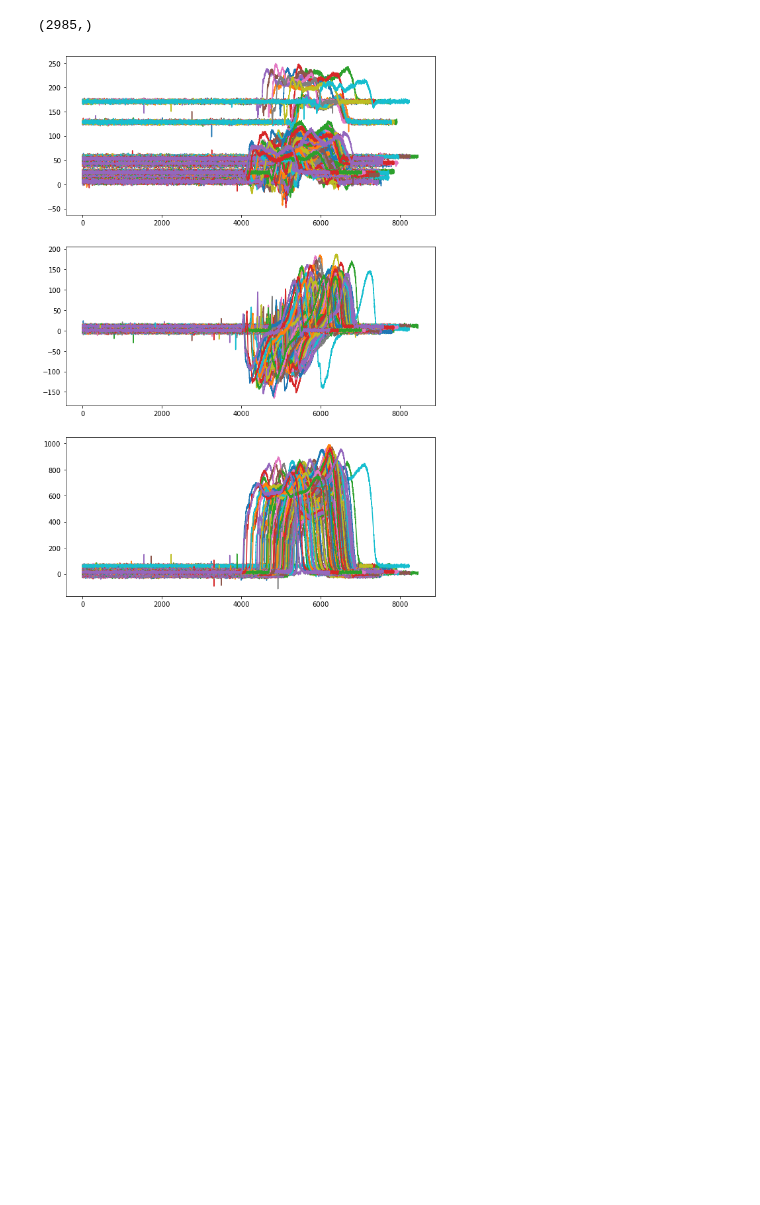
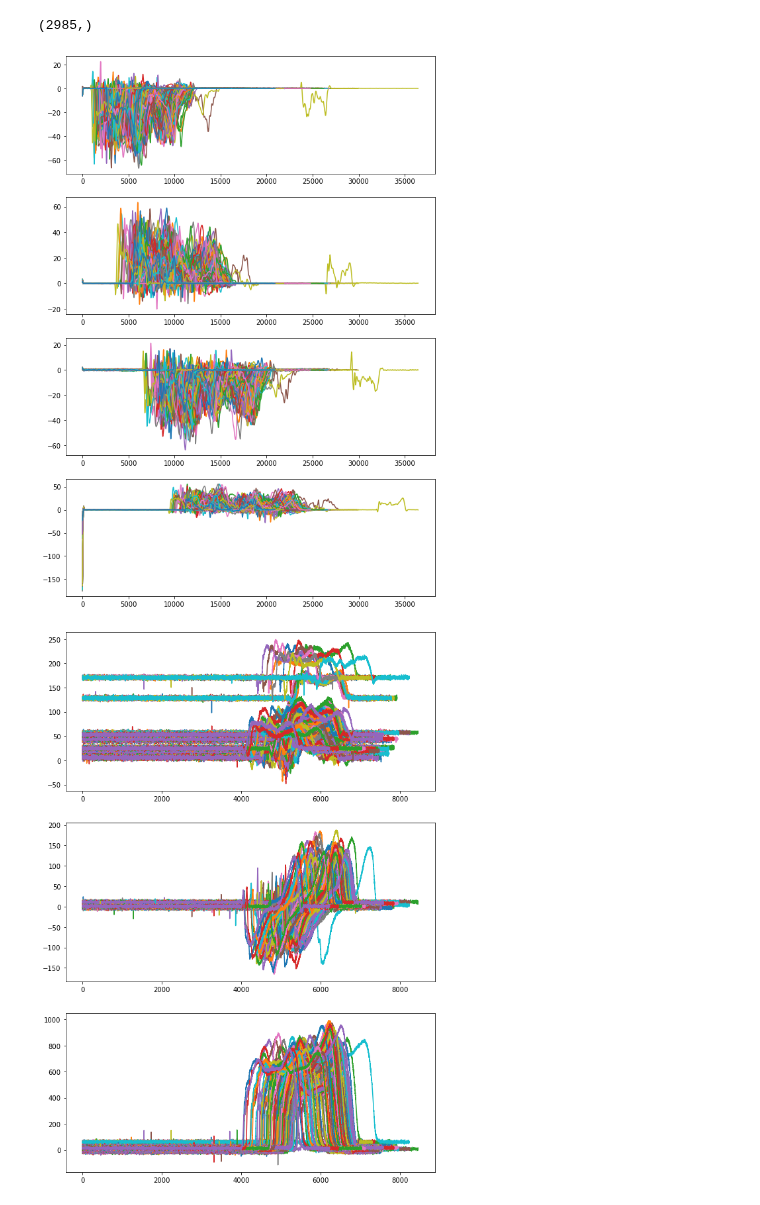
Before and after one commit to atick-faisal/GRF-Synthesis-from-Motion-Trajectories, a Jupyter notebook: src/visualization/visualization.ipynb, the cells around one changed output. Saved outputs shown, nothing was run; the diff lists cells and outputs as text; code cells hidden in the pictures; blank space fills up the shorter version.

```diff
--- a/src/visualization/visualization.ipynb
+++ b/src/visualization/visualization.ipynb
@@ -135,6 +135,61 @@ plt.plot(z)
 # %%
 z = content['data']['platform'][1]['force'][2, :]
 plt.plot(z)
+# %%
+from scipy.signal import butter, lfilter
+
+class GrfFilter(object):
+    @staticmethod
+    def butter_lowpass(cutoff, fs, order):
+        nyq = 0.5 * fs
+        normal_cutoff = cutoff / nyq
+        b, a = butter(order, normal_cutoff, btype='low', analog=False)
+        return b, a
+
+    def apply(data, cutoff=10, fs=2000, order=2):
+        b, a = GrfFilter.butter_lowpass(cutoff, fs, order=order)
+        y = lfilter(b, a, data)
+        y = y - np.median(y)
+        return y
+# %%
+path = os.path.join(PATH_DATASETS, PATH_DATASET_2)
+subjects = os.listdir(path)
+
+fig, (ax1, ax2, ax3, ax4) = plt.subplots(4, 1, figsize=(10, 15))
+
+for subject in subjects:
+    velocities_path = os.path.join(path, subject, 'Raw_Data')
+    velocities = os.listdir(velocities_path)
+
+    for velocity in velocities:
+        if not 'V25' in velocity:
+            continue
+
+        files_path = os.path.join(velocities_path, velocity)
+        files = os.listdir(files_path)
+
+        for filename in files:
+            content = c3d(os.path.join(files_path, filename), extract_forceplat_data=True)
+
+            x1 = content['data']['platform'][1]['force'][0, :]
+            x2 = content['data']['platform'][2]['force'][0, :]
+            x3 = content['data']['platform'][3]['force'][0, :]
+            x4 = content['data']['platform'][4]['force'][0, :]
+
+            x1 = GrfFilter.apply(x1)
+            x2 = GrfFilter.apply(x2)
+            x3 = GrfFilter.apply(x3)
+            x4 = GrfFilter.apply(x4)
+
+            ax1.plot(x1)
+            ax2.plot(x2)
+            ax3.plot(x3)
+            ax4.plot(x4)
+
+plt.savefig('../../Figures/dbase2_grf1.png')
+plt.show()
+# %% [output]
+[figure, added]
 # %%
 path = os.path.join(PATH_DATASETS, PATH_DATASET_2)
 subjects = os.listdir(path)
```
Also changed, not shown: 2 other files.
